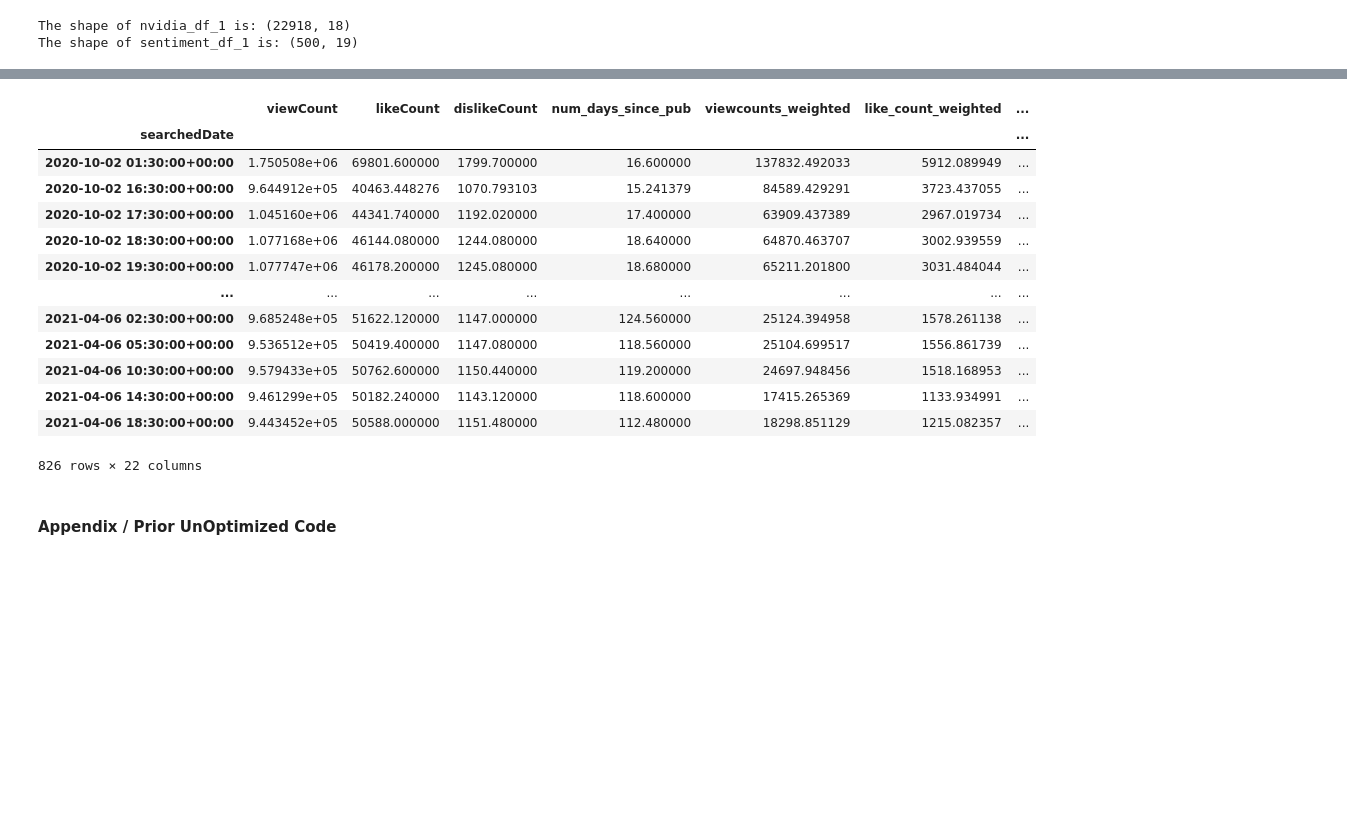
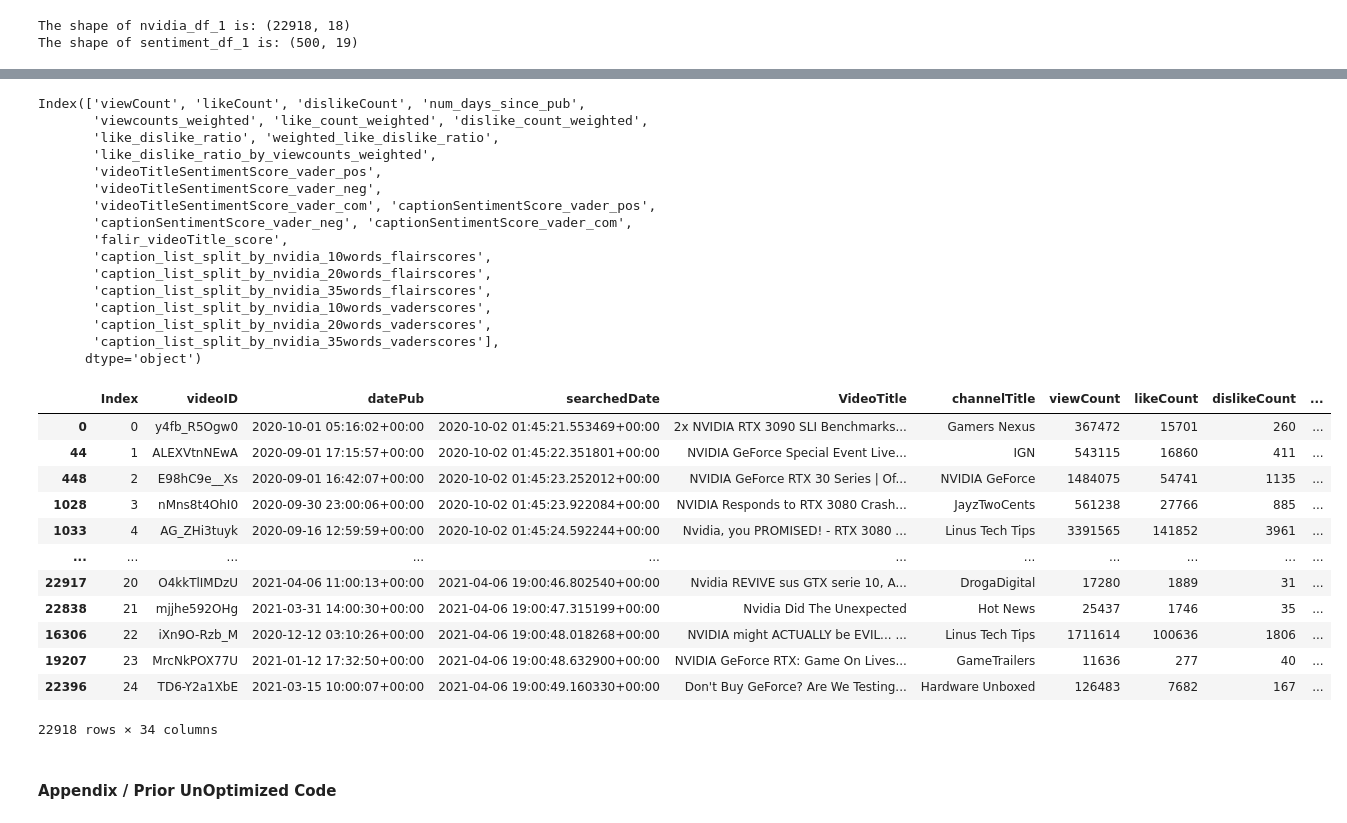
Before and after one commit to Cloblak/youtube_content_based_stock_prediction, a Jupyter notebook: 10_code/Optimized_ReFreatureEng_FlairVader_08APR.ipynb, the cells around one changed output, grey strips where cells are left out. Saved outputs shown, nothing was run; the diff lists cells and outputs as text; code cells hidden in the pictures; blank space fills up the shorter version.

Commit message:
updated aggrigated data, including flair title score

```diff
--- a/10_code/Optimized_ReFreatureEng_FlairVader_08APR.ipynb
+++ b/10_code/Optimized_ReFreatureEng_FlairVader_08APR.ipynb
@@ -357,6 +357,14 @@ sentiment_df_1["caption_list_split_by_nvidia_35words_flairscores"] = [
     get_avg(get_scores(x, flairPredict=True))
     for x in sentiment_df_1["caption_list_split_by_nvidia_35words"]
 ]
+# %%
+sentiment_df_1["falir_videoTitle_score"] = [
+    get_scores_single_cap(x, flairPredict=True) for x in sentiment_df_1["VideoTitle"]
+]
+
+sentiment_df_1["falir_videoTitle_score"] = [
+    x[0] for x in sentiment_df_1["falir_videoTitle_score"]
+]
 # %%
 sentiment_df_1["caption_list_split_by_nvidia_10words_vaderscores"] = [
     get_avg(get_scores(x, flairPredict=False))
@@ -480,21 +519,39 @@ post_nan_drop_X_feautures_post_merge = pre_nan_drop_X_feautures_pre_merge[
     pre_nan_drop_X_feautures_pre_merge["viewCount"].notna()
 ]
 # %%
-post_nan_drop_X_feautures_post_merge
+post_nan_drop_X_feautures_post_merge.columns
 # %% [output]
-|  | viewCount | likeCount | dislikeCount | num_days_since_pub | viewcounts_weighted | like_count_weighted | ... |
-| searchedDate |  |  |  |  |  |  | ... |
-| 2020-10-02 01:30:00+00:00 | 1.750508e+06 | 69801.600000 | 1799.700000 | 16.600000 | 137832.492033 | 5912.089949 | ... |
-| 2020-10-02 16:30:00+00:00 | 9.644912e+05 | 40463.448276 | 1070.793103 | 15.241379 | 84589.429291 | 3723.437055 | ... |
-| 2020-10-02 17:30:00+00:00 | 1.045160e+06 | 44341.740000 | 1192.020000 | 17.400000 | 63909.437389 | 2967.019734 | ... |
-| 2020-10-02 18:30:00+00:00 | 1.077168e+06 | 46144.080000 | 1244.080000 | 18.640000 | 64870.463707 | 3002.939559 | ... |
-| 2020-10-02 19:30:00+00:00 | 1.077747e+06 | 46178.200000 | 1245.080000 | 18.680000 | 65211.201800 | 3031.484044 | ... |
-| ... | ... | ... | ... | ... | ... | ... | ... |
-| 2021-04-06 02:30:00+00:00 | 9.685248e+05 | 51622.120000 | 1147.000000 | 124.560000 | 25124.394958 | 1578.261138 | ... |
-| 2021-04-06 05:30:00+00:00 | 9.536512e+05 | 50419.400000 | 1147.080000 | 118.560000 | 25104.699517 | 1556.861739 | ... |
-| 2021-04-06 10:30:00+00:00 | 9.579433e+05 | 50762.600000 | 1150.440000 | 119.200000 | 24697.948456 | 1518.168953 | ... |
-| 2021-04-06 14:30:00+00:00 | 9.461299e+05 | 50182.240000 | 1143.120000 | 118.600000 | 17415.265369 | 1133.934991 | ... |
-| 2021-04-06 18:30:00+00:00 | 9.443452e+05 | 50588.000000 | 1151.480000 | 112.480000 | 18298.851129 | 1215.082357 | ... |
-826 rows × 22 columns
+Index(['viewCount', 'likeCount', 'dislikeCount', 'num_days_since_pub',
+       'viewcounts_weighted', 'like_count_weighted', 'dislike_count_weighted',
+       'like_dislike_ratio', 'weighted_like_dislike_ratio',
+       'like_dislike_ratio_by_viewcounts_weighted',
+       'videoTitleSentimentScore_vader_pos',
+       'videoTitleSentimentScore_vader_neg',
+       'videoTitleSentimentScore_vader_com', 'captionSentimentScore_vader_pos',
+       'captionSentimentScore_vader_neg', 'captionSentimentScore_vader_com',
+       'falir_videoTitle_score',
+       'caption_list_split_by_nvidia_10words_flairscores',
+       'caption_list_split_by_nvidia_20words_flairscores',
+       'caption_list_split_by_nvidia_35words_flairscores',
+       'caption_list_split_by_nvidia_10words_vaderscores',
+       'caption_list_split_by_nvidia_20words_vaderscores',
+       'caption_list_split_by_nvidia_35words_vaderscores'],
+      dtype='object')
+# %%
+X_feautures_pre_merge_1
+# %% [output]
+|  | Index | videoID | datePub | searchedDate | VideoTitle | channelTitle | viewCount | likeCount | dislikeCount | ... |
+| 0 | 0 | y4fb_R5Ogw0 | 2020-10-01 05:16:02+00:00 | 2020-10-02 01:45:21.553469+00:00 | 2x NVIDIA RTX 3090 SLI Benchmarks... | Gamers Nexus | 367472 | 15701 | 260 | ... |
+| 44 | 1 | ALEXVtnNEwA | 2020-09-01 17:15:57+00:00 | 2020-10-02 01:45:22.351801+00:00 | NVIDIA GeForce Special Event Live... | IGN | 543115 | 16860 | 411 | ... |
+| 448 | 2 | E98hC9e__Xs | 2020-09-01 16:42:07+00:00 | 2020-10-02 01:45:23.252012+00:00 | NVIDIA GeForce RTX 30 Series | Of... | NVIDIA GeForce | 1484075 | 54741 | 1135 | ... |
+| 1028 | 3 | nMns8t4OhI0 | 2020-09-30 23:00:06+00:00 | 2020-10-02 01:45:23.922084+00:00 | NVIDIA Responds to RTX 3080 Crash... | JayzTwoCents | 561238 | 27766 | 885 | ... |
+| 1033 | 4 | AG_ZHi3tuyk | 2020-09-16 12:59:59+00:00 | 2020-10-02 01:45:24.592244+00:00 | Nvidia, you PROMISED! - RTX 3080 ... | Linus Tech Tips | 3391565 | 141852 | 3961 | ... |
+| ... | ... | ... | ... | ... | ... | ... | ... | ... | ... | ... |
+| 22917 | 20 | O4kkTlIMDzU | 2021-04-06 11:00:13+00:00 | 2021-04-06 19:00:46.802540+00:00 | Nvidia REVIVE sus GTX serie 10, A... | DrogaDigital | 17280 | 1889 | 31 | ... |
+| 22838 | 21 | mjjhe592OHg | 2021-03-31 14:00:30+00:00 | 2021-04-06 19:00:47.315199+00:00 | Nvidia Did The Unexpected | Hot News | 25437 | 1746 | 35 | ... |
+| 16306 | 22 | iXn9O-Rzb_M | 2020-12-12 03:10:26+00:00 | 2021-04-06 19:00:48.018268+00:00 | NVIDIA might ACTUALLY be EVIL... ... | Linus Tech Tips | 1711614 | 100636 | 1806 | ... |
+| 19207 | 23 | MrcNkPOX77U | 2021-01-12 17:32:50+00:00 | 2021-04-06 19:00:48.632900+00:00 | NVIDIA GeForce RTX: Game On Lives... | GameTrailers | 11636 | 277 | 40 | ... |
+| 22396 | 24 | TD6-Y2a1XbE | 2021-03-15 10:00:07+00:00 | 2021-04-06 19:00:49.160330+00:00 | Don't Buy GeForce? Are We Testing... | Hardware Unboxed | 126483 | 7682 | 167 | ... |
+22918 rows × 34 columns
 # %%
 post_nan_drop_X_feautures_post_merge.to_csv(
```
Also changed, not shown: parts of 4 cells of this notebook, 5 other files.
